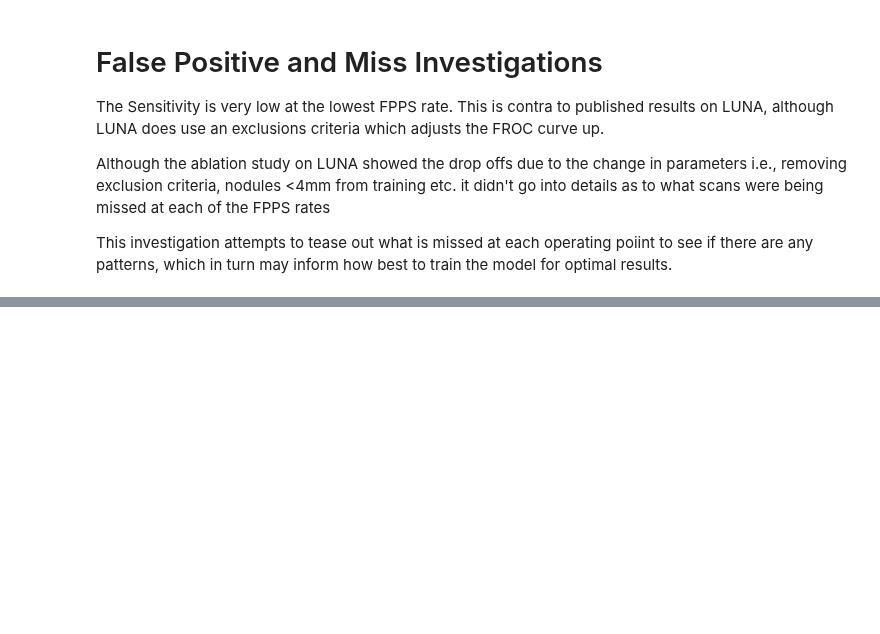
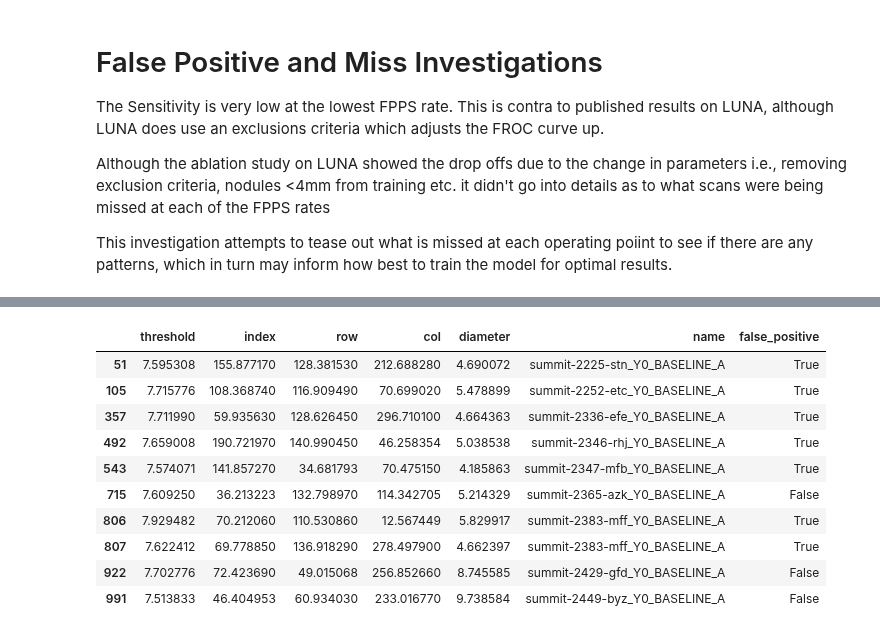
Before and after one commit to johnmccabe44/fairness-in-nodule-detection, a Jupyter notebook: notebooks/FairnessInNoduleDetectionAlgorithms/results.ipynb, the cells around one changed output, grey strips where cells are left out. Saved outputs shown, nothing was run; the diff lists cells and outputs as text; code cells hidden in the pictures; blank space fills up the shorter version.

Commit message:
miss analysis

```diff
--- a/notebooks/FairnessInNoduleDetectionAlgorithms/results.ipynb
+++ b/notebooks/FairnessInNoduleDetectionAlgorithms/results.ipynb
@@ -506,0 +793,82 @@ def miss_anaysis_at_fpps(scans_path, annotations_path, exclusions_path, predicti
+# %%
+# False Positive Analysis
+
+def is_match(annotation, prediction):
+    """
+    Check if the annotation and prediction are a match
+
+    Args:
+    annotation: pd.Series, annotation
+    prediction: pd.Series, prediction
+
+    Returns:
+    bool, True if the annotation and prediction are a match
+    """
+    x = float(annotation['row'])
+    y = float(annotation['col'])
+    z = float(annotation['index'])
+    d = float(annotation['diameter'])
+    radiusSquared = pow((d / 2.0), 2.0)
+    dx = float(prediction['row'])
+    dy = float(prediction['col'])
+    dz = float(prediction['index'])
+    distanceSquared = pow((dx - x), 2.0) + pow((dy - y), 2.0) + pow((dz - z), 2.0)
+    return distanceSquared <= radiusSquared
+
+def false_positive_analysis(thresholds, predictions, annotations):
+    """
+    Get the false positives at different thresholds
+
+    Args:
+    thresholds: list of float, list of thresholds to evaluate
+    predictions: pd.DataFrame, dataframe of predictions
+    annotations: pd.DataFrame, dataframe of annotations
+
+    Returns:
+    false_postives_fpps: dict, dict of false positives at each threshold
+    """
+
+    false_postives_fpps = {}
+    operating_points = ['0.125', '0.25', '0.5', '1', '2', '4', '8']
+    for tdx, threshold in enumerate(thresholds):
+
+        threshold_predictions = predictions[predictions['threshold'] > threshold]
+
+        print('predictions:', len(threshold_predictions), 'at threshold:', threshold)
+
+        false_positives = {}
+        for name in predictions['name'].unique():
+
+            temp_annotations = annotations[annotations['name'] == name]
+            temp_predictions = threshold_predictions[threshold_predictions['name'] == name]
+
+            for pdx, prediction in temp_predictions.iterrows():
+                false_positives[pdx] = False
+                for adx, annotation in temp_annotations.iterrows():
+                    if is_match(annotation, prediction):
+                        false_positives[pdx] = True
+
+
+
+        print('false positives:', sum(pd.Series(false_positives)), 'at threshold:', threshold)
+        threshold_predictions['false_positive'] = false_positives
+        false_postives_fpps[operating_points[tdx]] = threshold_predictions
+
+
+    return false_postives_fpps
+
+thresholds = get_thresholds(grt123_summit_summit)
+
+scans = pd.read_csv(f'{workspace_path}/metadata/summit/partial/test_scans.csv')
+predictions = pd.read_csv(f'{workspace_path}/models/grt123/bbox_result/trained_summit/summit/partial/partial_predictions.csv')
+annotations = pd.read_csv(f'{workspace_path}/models/grt123/bbox_result/trained_summit/summit/partial/partial_metadata.csv')
+
+false_positives_fpps = false_positive_analysis(
+    thresholds=thresholds,
+
+    predictions=predictions,
+    annotations=annotations
+)
+
+false_positives_fpps['0.125'].head(10)
+# %% [output]
@@ -506,0 +889,11 @@ def miss_anaysis_at_fpps(scans_path, annotations_path, exclusions_path, predicti
+|  | threshold | index | row | col | diameter | name | false_positive |
+| 51 | 7.595308 | 155.877170 | 128.381530 | 212.688280 | 4.690072 | summit-2225-stn_Y0_BASELINE_A | True |
+| 105 | 7.715776 | 108.368740 | 116.909490 | 70.699020 | 5.478899 | summit-2252-etc_Y0_BASELINE_A | True |
+| 357 | 7.711990 | 59.935630 | 128.626450 | 296.710100 | 4.664363 | summit-2336-efe_Y0_BASELINE_A | True |
+| 492 | 7.659008 | 190.721970 | 140.990450 | 46.258354 | 5.038538 | summit-2346-rhj_Y0_BASELINE_A | True |
+| 543 | 7.574071 | 141.857270 | 34.681793 | 70.475150 | 4.185863 | summit-2347-mfb_Y0_BASELINE_A | True |
+| 715 | 7.609250 | 36.213223 | 132.798970 | 114.342705 | 5.214329 | summit-2365-azk_Y0_BASELINE_A | False |
+| 806 | 7.929482 | 70.212060 | 110.530860 | 12.567449 | 5.829917 | summit-2383-mff_Y0_BASELINE_A | True |
+| 807 | 7.622412 | 69.778850 | 136.918290 | 278.497900 | 4.662397 | summit-2383-mff_Y0_BASELINE_A | True |
+| 922 | 7.702776 | 72.423690 | 49.015068 | 256.852660 | 8.745585 | summit-2429-gfd_Y0_BASELINE_A | False |
+| 991 | 7.513833 | 46.404953 | 60.934030 | 233.016770 | 9.738584 | summit-2449-byz_Y0_BASELINE_A | False |
```
Also changed, not shown: parts of 10 cells of this notebook, 2 other files.
